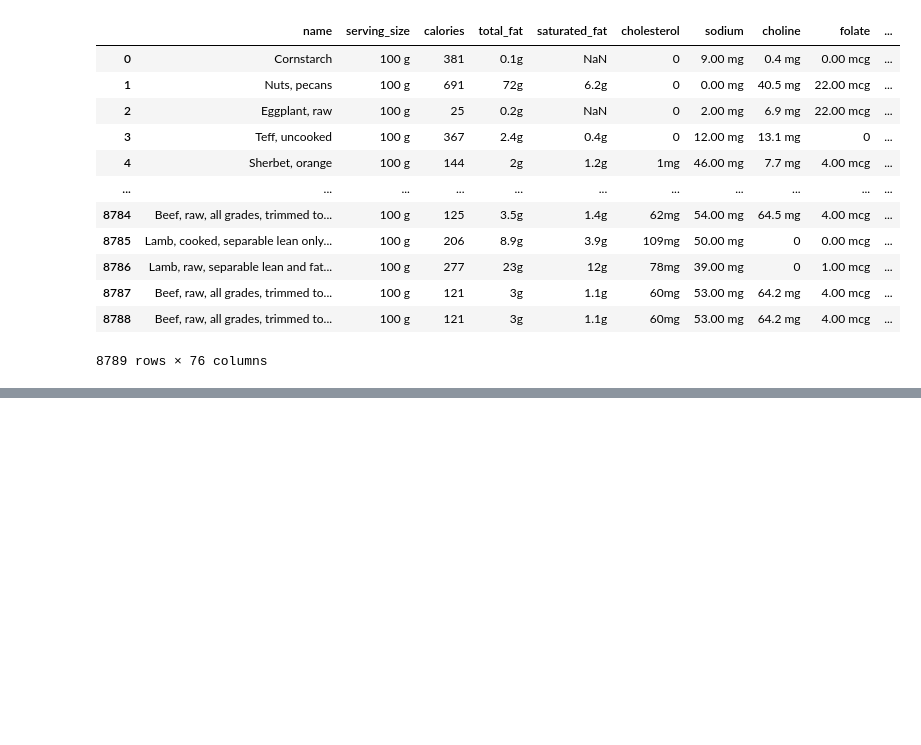
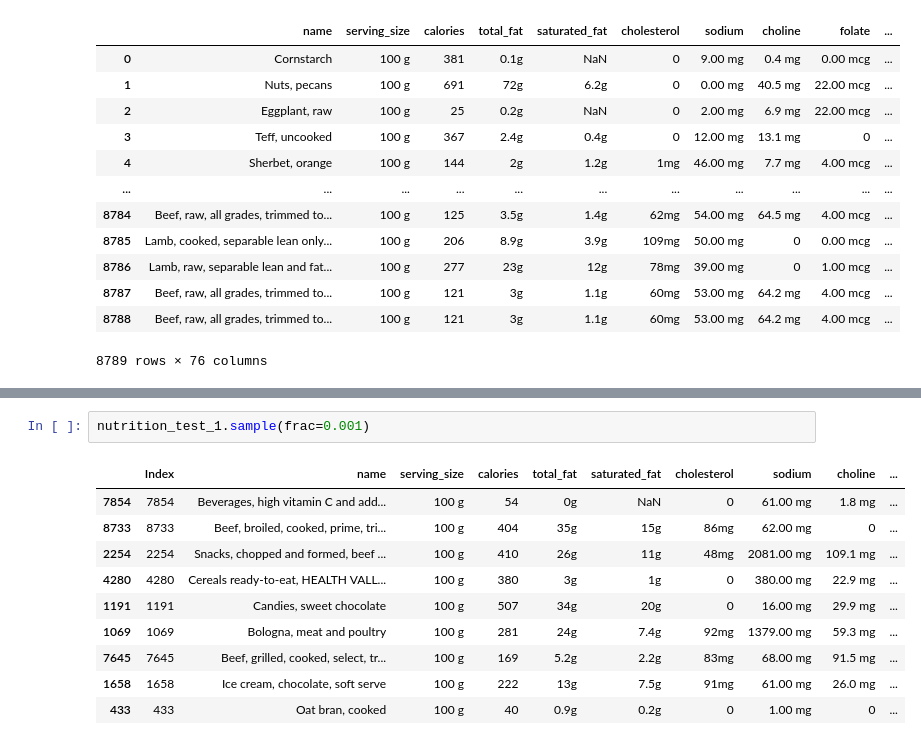
Before and after one commit to junio-firmino/Aprendizado_python, a Jupyter notebook: nutrition.ipynb, the cells around one changed output, grey strips where cells are left out. Drawn from its saved outputs; the diff is of its cells as text; blank space fills up the shorter version.

```diff
--- a/nutrition.ipynb
+++ b/nutrition.ipynb
@@ -108,0 +142,13 @@ nutrition_test_1.drop(columns='Index')
+# %%
+nutrition_test_1.sample(frac=0.001)
+# %% [output]
+|  | Index | name | serving_size | calories | total_fat | saturated_fat | cholesterol | sodium | choline | ... |
+| 7854 | 7854 | Beverages, high vitamin C and add... | 100 g | 54 | 0g | NaN | 0 | 61.00 mg | 1.8 mg | ... |
+| 8733 | 8733 | Beef, broiled, cooked, prime, tri... | 100 g | 404 | 35g | 15g | 86mg | 62.00 mg | 0 | ... |
+| 2254 | 2254 | Snacks, chopped and formed, beef ... | 100 g | 410 | 26g | 11g | 48mg | 2081.00 mg | 109.1 mg | ... |
+| 4280 | 4280 | Cereals ready-to-eat, HEALTH VALL... | 100 g | 380 | 3g | 1g | 0 | 380.00 mg | 22.9 mg | ... |
+| 1191 | 1191 | Candies, sweet chocolate | 100 g | 507 | 34g | 20g | 0 | 16.00 mg | 29.9 mg | ... |
+| 1069 | 1069 | Bologna, meat and poultry | 100 g | 281 | 24g | 7.4g | 92mg | 1379.00 mg | 59.3 mg | ... |
+| 7645 | 7645 | Beef, grilled, cooked, select, tr... | 100 g | 169 | 5.2g | 2.2g | 83mg | 68.00 mg | 91.5 mg | ... |
+| 1658 | 1658 | Ice cream, chocolate, soft serve | 100 g | 222 | 13g | 7.5g | 91mg | 61.00 mg | 26.0 mg | ... |
+| 433 | 433 | Oat bran, cooked | 100 g | 40 | 0.9g | 0.2g | 0 | 1.00 mg | 0 | ... |
```
Also changed, not shown: parts of 6 cells of this notebook.
